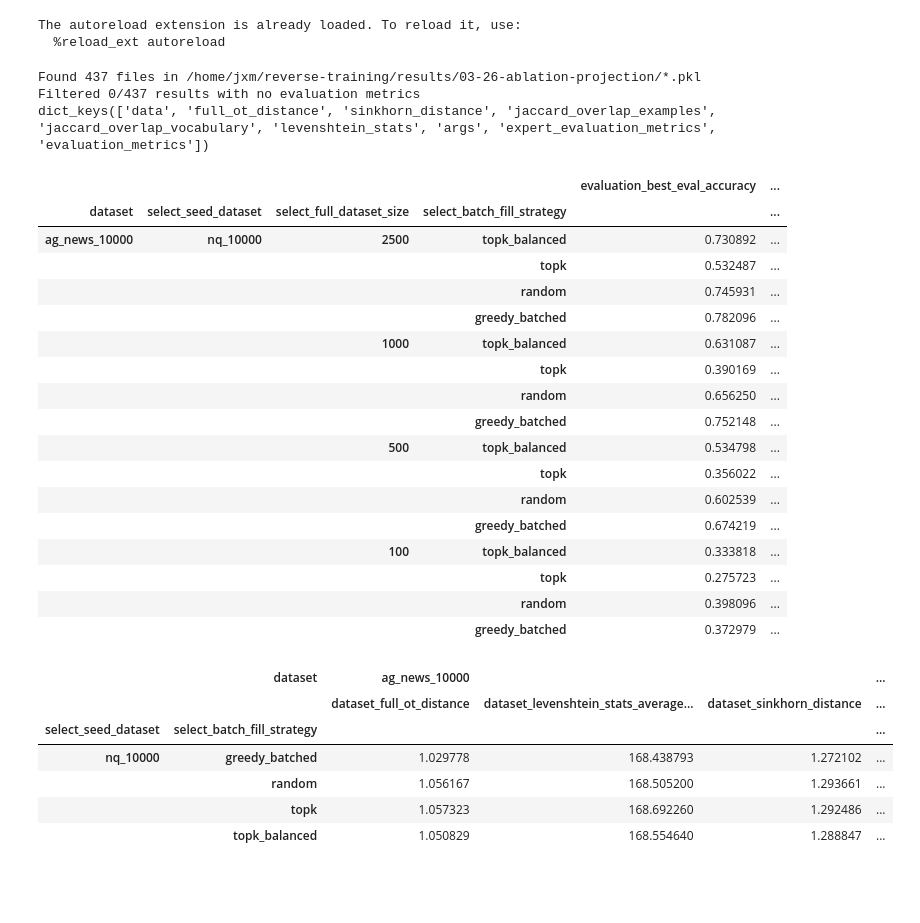
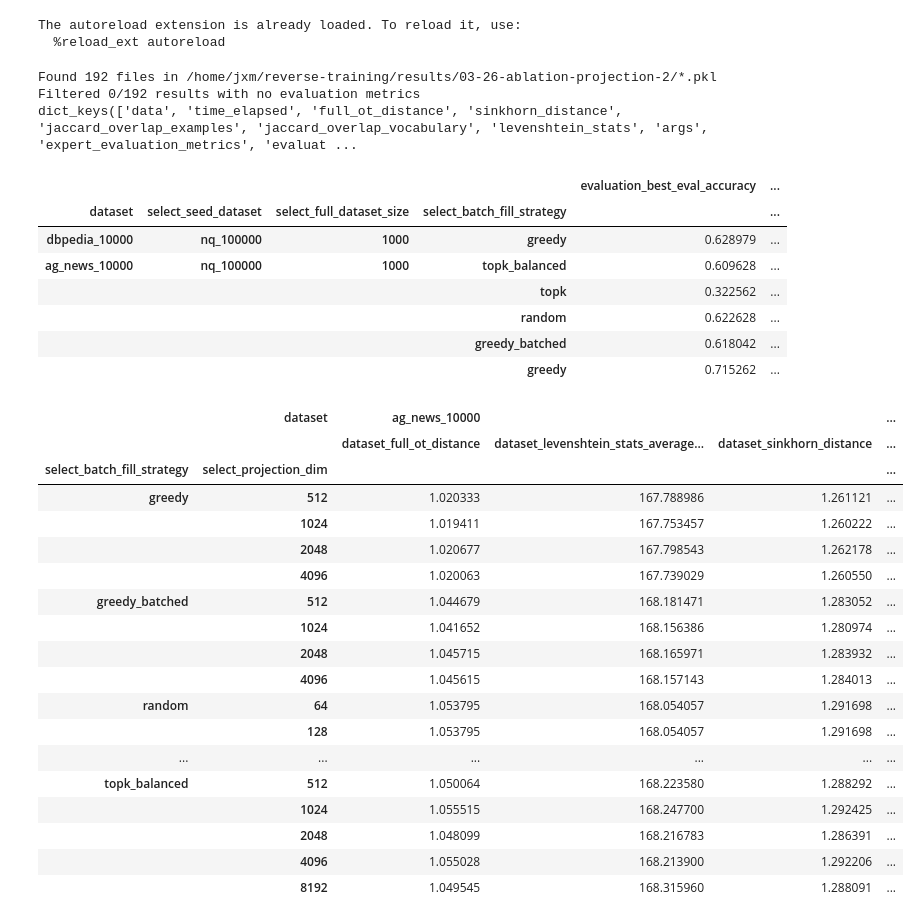
Before and after one commit to jxmorris12/reverse-training, a Jupyter notebook: nbs/2025_03_26_Projection_ablation.ipynb, the cells around one changed output. Saved outputs shown, nothing was run; the diff lists cells and outputs as text; code cells hidden in the pictures; blank space fills up the shorter version.

```diff
--- a/nbs/2025_03_26_Projection_ablation.ipynb
+++ b/nbs/2025_03_26_Projection_ablation.ipynb
@@ -15,12 +15,12 @@ import os
 
 
 HOME_DIR = "/home/jxm/reverse-training"
-df = load_results_as_df(os.path.join(HOME_DIR, "results", "03-26-ablation-projection"))
+df = load_results_as_df(os.path.join(HOME_DIR, "results", "03-26-ablation-projection-2"))
 df["seed_dataset_size"] = df["select_seed_dataset"].str.extract(r"(\d+)").astype(int)
 # %% [output]
-Found 437 files in /home/jxm/reverse-training/results/03-26-ablation-projection/*.pkl
-Filtered 0/437 results with no evaluation metrics
-dict_keys(['data', 'full_ot_distance', 'sinkhorn_distance', 'jaccard_overlap_examples', 'jaccard_overlap_vocabulary', 'levenshtein_stats', 'args', 'expert_evaluation_metrics', 'evaluation_metrics'])
+Found 192 files in /home/jxm/reverse-training/results/03-26-ablation-projection-2/*.pkl
+Filtered 0/192 results with no evaluation metrics
+dict_keys(['data', 'time_elapsed', 'full_ot_distance', 'sinkhorn_distance', 'jaccard_overlap_examples', 'jaccard_overlap_vocabulary', 'levenshtein_stats', 'args', 'expert_evaluation_metrics', 'evaluat ...
 # %%
 import pandas as pd
 
@@ -39,50 +39,52 @@ df.groupby(dv_cols)[iv_cols].mean().sort_values(
 # %% [output]
 |  |  |  |  | evaluation_best_eval_accuracy | ... |
 | dataset | select_seed_dataset | select_full_dataset_size | select_batch_fill_strategy |  | ... |
-| ag_news_10000 | nq_10000 | 2500 | topk_balanced | 0.730892 | ... |
-|  |  |  | topk | 0.532487 | ... |
-|  |  |  | random | 0.745931 | ... |
-|  |  |  | greedy_batched | 0.782096 | ... |
-|  |  | 1000 | topk_balanced | 0.631087 | ... |
-|  |  |  | topk | 0.390169 | ... |
-|  |  |  | random | 0.656250 | ... |
-|  |  |  | greedy_batched | 0.752148 | ... |
-|  |  | 500 | topk_balanced | 0.534798 | ... |
-|  |  |  | topk | 0.356022 | ... |
-|  |  |  | random | 0.602539 | ... |
-|  |  |  | greedy_batched | 0.674219 | ... |
-|  |  | 100 | topk_balanced | 0.333818 | ... |
-|  |  |  | topk | 0.275723 | ... |
-|  |  |  | random | 0.398096 | ... |
-|  |  |  | greedy_batched | 0.372979 | ... |
+| dbpedia_10000 | nq_100000 | 1000 | greedy | 0.628979 | ... |
+| ag_news_10000 | nq_100000 | 1000 | topk_balanced | 0.609628 | ... |
+|  |  |  | topk | 0.322562 | ... |
+|  |  |  | random | 0.622628 | ... |
+|  |  |  | greedy_batched | 0.618042 | ... |
+|  |  |  | greedy | 0.715262 | ... |
 # %%
 
 
-dv_cols = ["dataset", "select_seed_dataset", "select_full_dataset_size", "select_batch_fill_strategy"]
+dv_cols = ["dataset", "select_projection_dim", "select_full_dataset_size", "select_batch_fill_strategy"]
 
 iv_cols = ["evaluation_best_eval_accuracy", "dataset_sinkhorn_distance", "dataset_levenshtein_stats_average_distance", "dataset_full_ot_distance"]
 
 
 # Final results: dataset size 1000, batch fill strategy is not bottomk
 final_df = df[
     (df["select_full_dataset_size"] == 1000) &
     (df["select_batch_fill_strategy"] != "bottomk") &
     (df["dataset"] != "newsgroup_10000")
 ].reset_index()
 final_df = final_df.groupby(dv_cols)[iv_cols].mean().sort_values(
-    by=["dataset","select_seed_dataset", "select_full_dataset_size", "select_batch_fill_strategy"],
+    by=["dataset","select_projection_dim", "select_full_dataset_size", "select_batch_fill_strategy"],
     ascending=False
 )
 final_df = final_df.reset_index()
-final_df = final_df.pivot(index=["select_seed_dataset", "select_batch_fill_strategy"], columns=["dataset"], values=iv_cols)
+final_df = final_df.pivot(index=["select_batch_fill_strategy", "select_projection_dim"], columns=["dataset"], values=iv_cols)
 final_df = final_df.swaplevel(0, 1, axis=1)
 final_df = final_df.sort_index(axis=1)
 final_df
 # %% [output]
 |  | dataset | ag_news_10000 |  |  | ... |
 |  |  | dataset_full_ot_distance | dataset_levenshtein_stats_average... | dataset_sinkhorn_distance | ... |
-| select_seed_dataset | select_batch_fill_strategy |  |  |  | ... |
-| nq_10000 | greedy_batched | 1.029778 | 168.438793 | 1.272102 | ... |
-|  | random | 1.056167 | 168.505200 | 1.293661 | ... |
-|  | topk | 1.057323 | 168.692260 | 1.292486 | ... |
-|  | topk_balanced | 1.050829 | 168.554640 | 1.288847 | ... |
+| select_batch_fill_strategy | select_projection_dim |  |  |  | ... |
+| greedy | 512 | 1.020333 | 167.788986 | 1.261121 | ... |
+|  | 1024 | 1.019411 | 167.753457 | 1.260222 | ... |
+|  | 2048 | 1.020677 | 167.798543 | 1.262178 | ... |
+|  | 4096 | 1.020063 | 167.739029 | 1.260550 | ... |
+| greedy_batched | 512 | 1.044679 | 168.181471 | 1.283052 | ... |
+|  | 1024 | 1.041652 | 168.156386 | 1.280974 | ... |
+|  | 2048 | 1.045715 | 168.165971 | 1.283932 | ... |
+|  | 4096 | 1.045615 | 168.157143 | 1.284013 | ... |
+| random | 64 | 1.053795 | 168.054057 | 1.291698 | ... |
+|  | 128 | 1.053795 | 168.054057 | 1.291698 | ... |
+| ... | ... | ... | ... | ... | ... |
+| topk_balanced | 512 | 1.050064 | 168.223580 | 1.288292 | ... |
+|  | 1024 | 1.055515 | 168.247700 | 1.292425 | ... |
+|  | 2048 | 1.048099 | 168.216783 | 1.286391 | ... |
+|  | 4096 | 1.055028 | 168.213900 | 1.292206 | ... |
+|  | 8192 | 1.049545 | 168.315960 | 1.288091 | ... |
```
Also changed, not shown: parts of 2 cells of this notebook, 13 other files.
